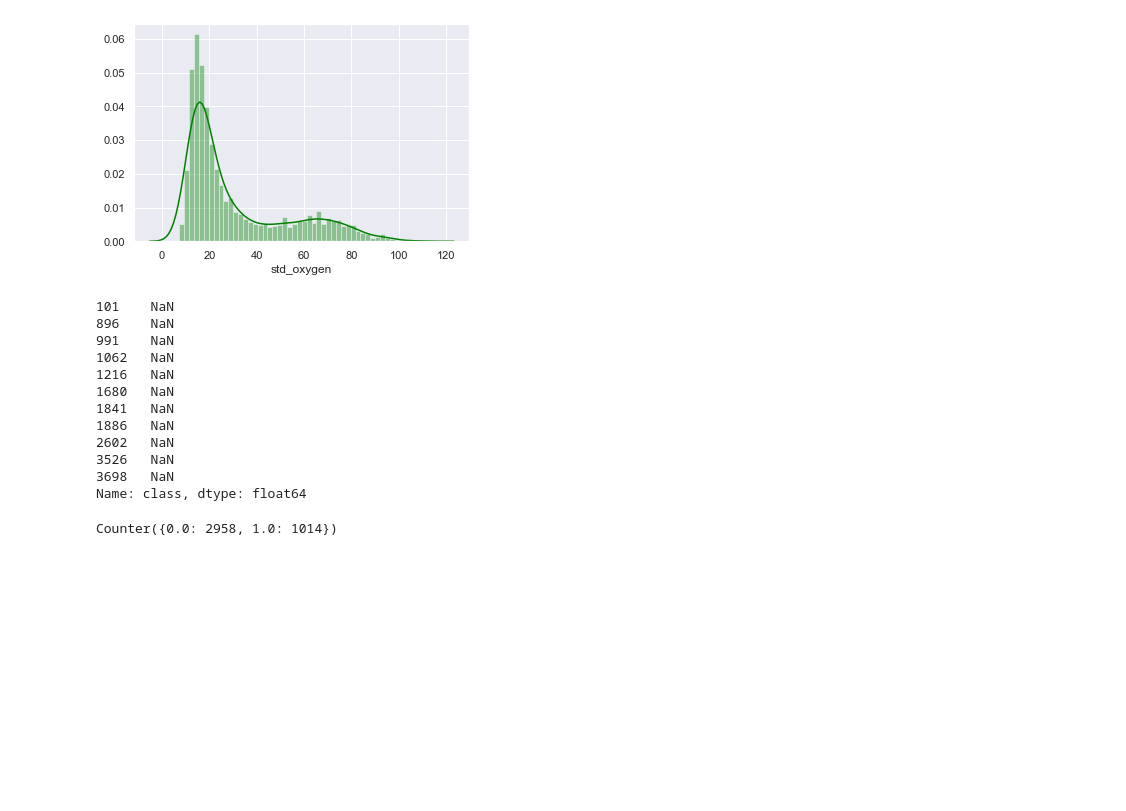
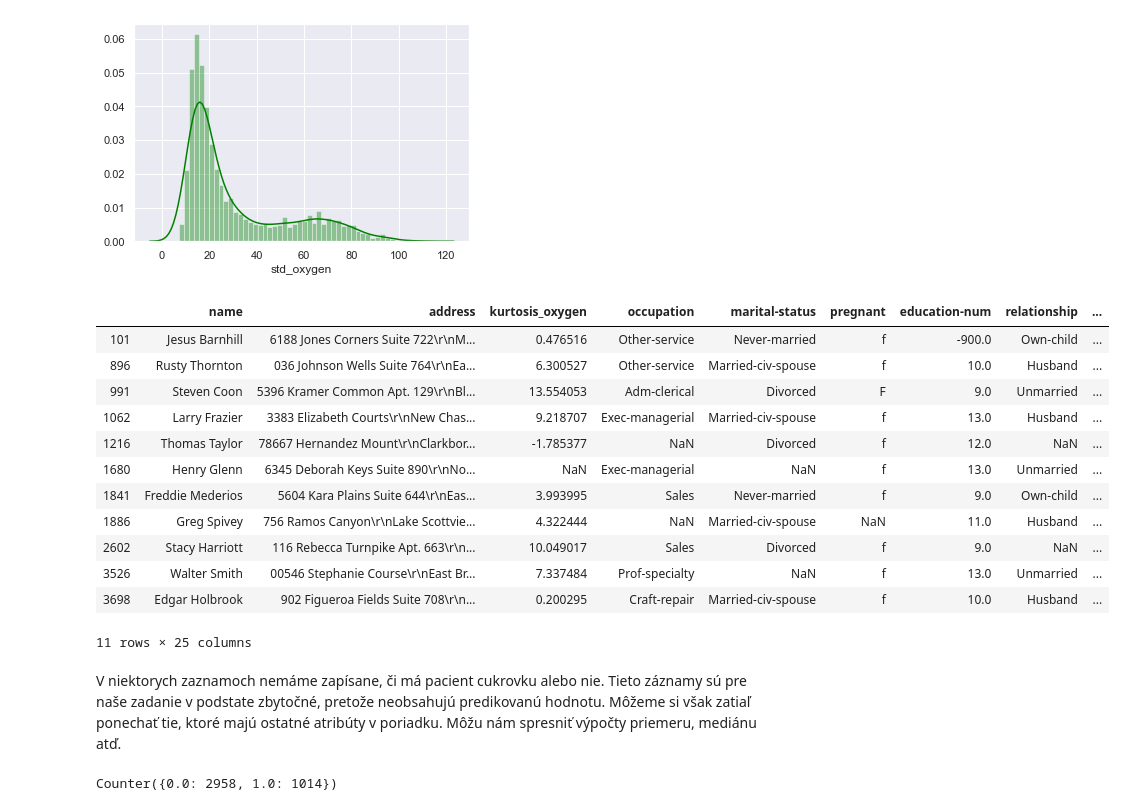
Before and after one commit to jaruji/IAU-project, a Jupyter notebook: Project.ipynb, the cells around one changed output. Drawn from its saved outputs; the diff is of its cells as text; code cells hidden in the pictures; blank space fills up the shorter version.

```diff
--- a/Project.ipynb
+++ b/Project.ipynb
@@ -222,20 +222,23 @@ sns.distplot(other['std_oxygen'].dropna(),bins=50, color = "green")
 <matplotlib.axes._subplots.AxesSubplot at 0x...>
 [figure]
 # %%
-other[(other["class"] != 1) & (other["class"] != 0)]["class"]
+other[(other["class"] != 1) & (other["class"] != 0)]
 # %% [output]
+|  | name | address | kurtosis_oxygen | occupation | marital-status | pregnant | education-num | relationship | ... |
+| 101 | Jesus Barnhill | 6188 Jones Corners Suite 722\r\nM... | 0.476516 | Other-service | Never-married | f | -900.0 | Own-child | ... |
+| 896 | Rusty Thornton | 036 Johnson Wells Suite 764\r\nEa... | 6.300527 | Other-service | Married-civ-spouse | f | 10.0 | Husband | ... |
+| 991 | Steven Coon | 5396 Kramer Common Apt. 129\r\nBl... | 13.554053 | Adm-clerical | Divorced | F | 9.0 | Unmarried | ... |
+| 1062 | Larry Frazier | 3383 Elizabeth Courts\r\nNew Chas... | 9.218707 | Exec-managerial | Married-civ-spouse | f | 13.0 | Husband | ... |
+| 1216 | Thomas Taylor | 78667 Hernandez Mount\r\nClarkbor... | -1.785377 | NaN | Divorced | f | 12.0 | NaN | ... |
+| 1680 | Henry Glenn | 6345 Deborah Keys Suite 890\r\nNo... | NaN | Exec-managerial | NaN | f | 13.0 | Unmarried | ... |
+| 1841 | Freddie Mederios | 5604 Kara Plains Suite 644\r\nEas... | 3.993995 | Sales | Never-married | f | 9.0 | Own-child | ... |
+| 1886 | Greg Spivey | 756 Ramos Canyon\r\nLake Scottvie... | 4.322444 | NaN | Married-civ-spouse | NaN | 11.0 | Husband | ... |
+| 2602 | Stacy Harriott | 116 Rebecca Turnpike Apt. 663\r\n... | 10.049017 | Sales | Divorced | f | 9.0 | NaN | ... |
+| 3526 | Walter Smith | 00546 Stephanie Course\r\nEast Br... | 7.337484 | Prof-specialty | NaN | f | 13.0 | Unmarried | ... |
+| 3698 | Edgar Holbrook | 902 Figueroa Fields Suite 708\r\n... | 0.200295 | Craft-repair | Married-civ-spouse | f | 10.0 | Husband | ... |
-101    NaN
-896    NaN
-991    NaN
-1062   NaN
-1216   NaN
-1680   NaN
-1841   NaN
-1886   NaN
-2602   NaN
-3526   NaN
-3698   NaN
-Name: class, dtype: float64
+11 rows × 25 columns
+# %% [markdown]
+V niektorych zaznamoch nemáme zapísane, či má pacient cukrovku alebo nie. Tieto záznamy sú pre naše zadanie v podstate zbytočné, pretože neobsahujú predikovanú hodnotu. Môžeme si však zatiaľ ponechať tie, ktoré majú ostatné atribúty v poriadku. Môžu nám spresniť výpočty priemeru, mediánu atď.
 # %%
 df = other[(other["class"] == 1) | (other["class"] == 0)]["class"]
 count = Counter(df)
```
Also changed, not shown: parts of 10 cells of this notebook.
